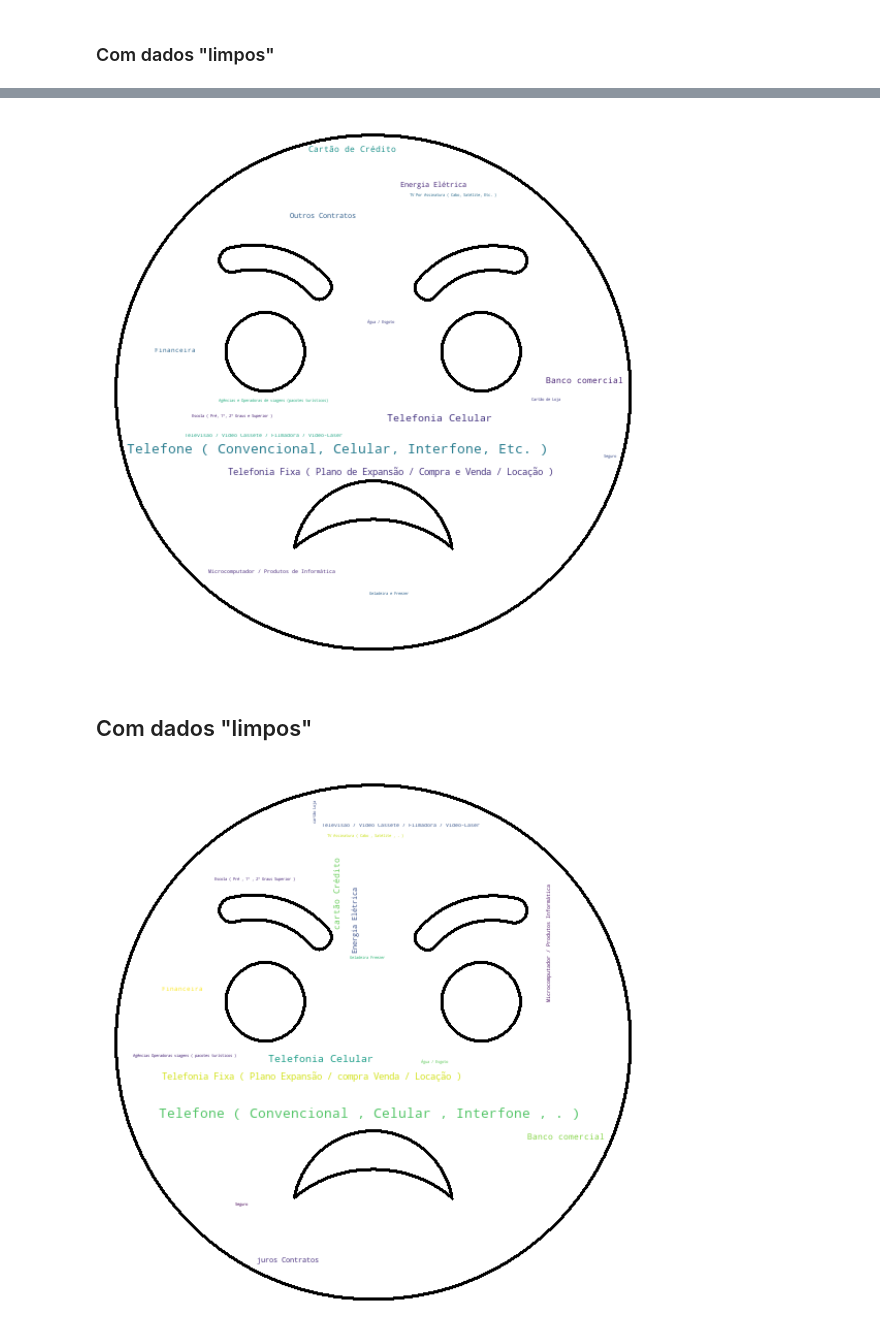
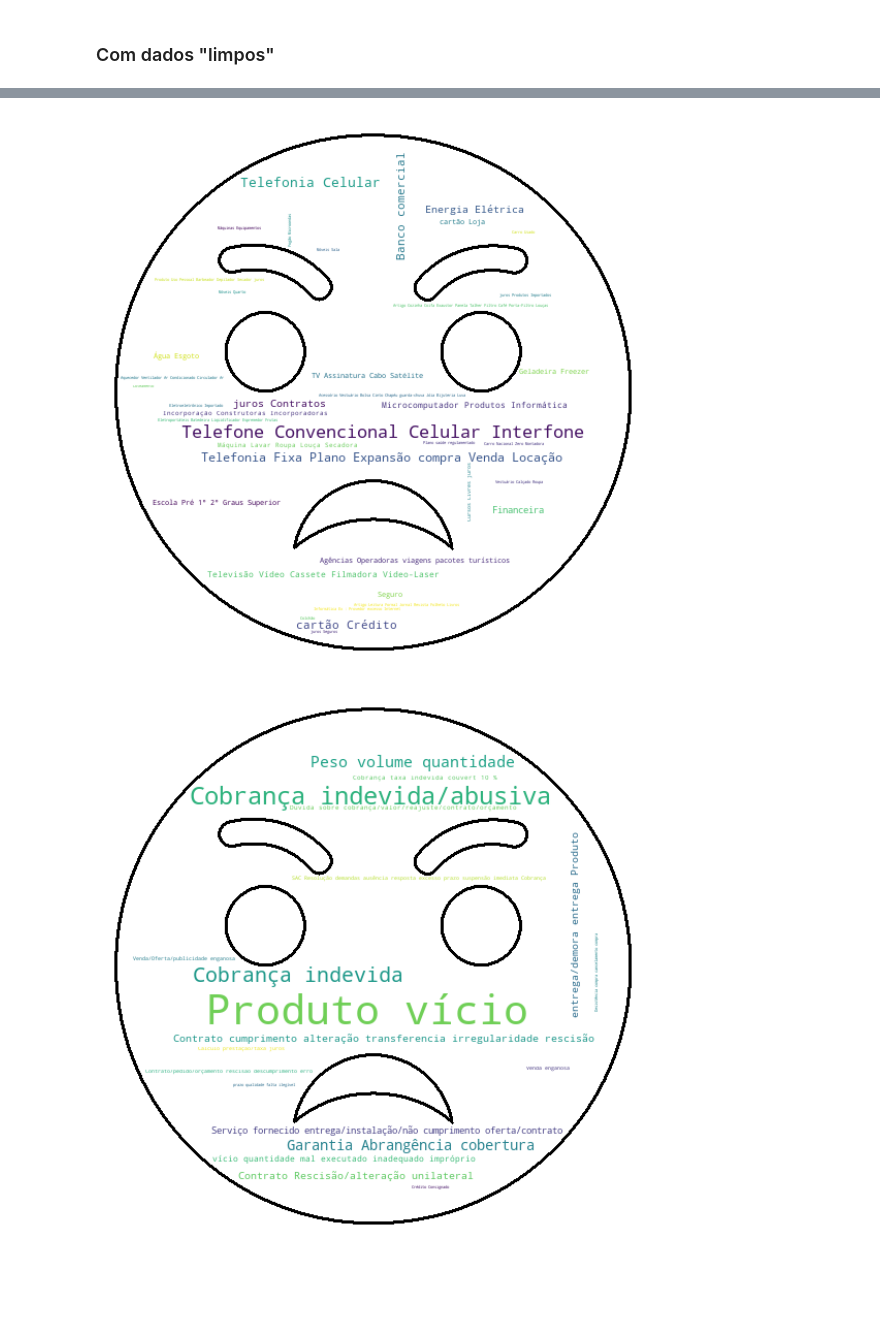
Before and after one commit to danielfidelis/BIWORDCLOUD, a Jupyter notebook: codigo/word_cloud_leonardo.ipynb, the cells around one changed output, grey strips where cells are left out. Saved outputs shown, nothing was run; the diff lists cells and outputs as text; code cells hidden in the pictures; blank space fills up the shorter version.

```diff
--- a/codigo/word_cloud_leonardo.ipynb
+++ b/codigo/word_cloud_leonardo.ipynb
@@ -82,6 +85,7 @@ MINHAS_STOP_WORDS = [
     'bom',
     'dia',
     'etc',
+    'etc.',
     's',
     'a',
     's/a',
@@ -89,7 +93,9 @@ MINHAS_STOP_WORDS = [
     'matriz',
     'sa',
     's.a.',
-    's.a'
+    's.a',
+    'nao',
+    '(', ')', '/', '/', ',', '.', ' ', '-'
 ]
 # %% [markdown]
 # Funções gerais
@@ -133,7 +140,10 @@ Executa as segintes tarefas:
 # %%
-def palavra_valida(palavra, minha_stopwords):
-  #if palavra not in nltk.corpus.stopwords.words('portuguese') and palavra.isalpha() and palavra not in minha_stopwords:
-  if palavra not in nltk.corpus.stopwords.words('portuguese') and palavra not in minha_stopwords:
+def palavra_valida(palavra, minha_stopwords, check_is_alpha=False):
+  if check_is_alpha:
+    if palavra not in nltk.corpus.stopwords.words('portuguese') and palavra.isalpha() and palavra not in minha_stopwords:
+      return True
+
+  elif palavra not in nltk.corpus.stopwords.words('portuguese') and palavra not in minha_stopwords:
       return True
 
   return False
@@ -321,8 +337,16 @@ df = limpa_coluna_linha_df(df, 'serviço', 'serviço_clean')
 [100%] Finalizada limpeza da coluna serviço
 # %%
 def busca_ordena_palavras_coluna(df, coluna):
+  """
+  Verifica todas as palavras existentes em uma coluna e retorna uma lista
+  ordenada pela frequencia de repetição de cada palavra, mantendo no topo as
+  mais frequentes.
+
+  Manter no topo da lista as palavras mais frequentes indicará para a função
+  seguinte que no caso de encontrar uma palavra equivalente a outra, deve ser
+  mantida a que possui maior frequencia no dataset
+  """
   # Busca as palavras de cada coluna
-  # Busca as palavras
   print("busca_ordena_palavras_coluna: " + coluna)
   palavras = limpa_busca_palavras_coluna(df, coluna)
 
@@ -589,28 +713,20 @@ gerar_nuvem(dic_freq)
 # %%
-# Identifica valores faltantes para evitar erro no tratamento
-df['serviço'].fillna(NULL_VALUE, inplace=True)
-
 # Gera um dicionário com a frequencia normalizada
-df_group = df.loc[df['serviço']!=NULL_VALUE].groupby(['serviço'])['serviço'].count()
+df_group = df.loc[df['serviço_clean']!=NULL_VALUE].groupby(['serviço_clean'])['serviço_clean'].count()
 df_group = df_group.transform(lambda x: (x - x.mean()) / x.std())
 dic_freq = df_group.to_dict()
 
 # Gera a nuvem
 gerar_nuvem(dic_freq)
 # %% [output]
-[figure, old version]
+[figure, new version]
-# %% [markdown]
-## Com dados "limpos"
 # %%
-# Identifica valores faltantes para evitar erro no tratamento
-df['serviço_clean'].fillna(NULL_VALUE, inplace=True)
-
 # Gera um dicionário com a frequencia normalizada
-df_group = df.loc[df['serviço_clean']!=NULL_VALUE].groupby(['serviço_clean'])['serviço_clean'].count()
+df_group = df.loc[df['problema_clean']!=NULL_VALUE].groupby(['problema_clean'])['problema_clean'].count()
 df_group = df_group.transform(lambda x: (x - x.mean()) / x.std())
 dic_freq = df_group.to_dict()
 
 # Gera a nuvem
 gerar_nuvem(dic_freq)
 # %% [output]
-[figure, old version]
+[figure, new version]
```
Also changed, not shown: parts of 40 cells of this notebook.
